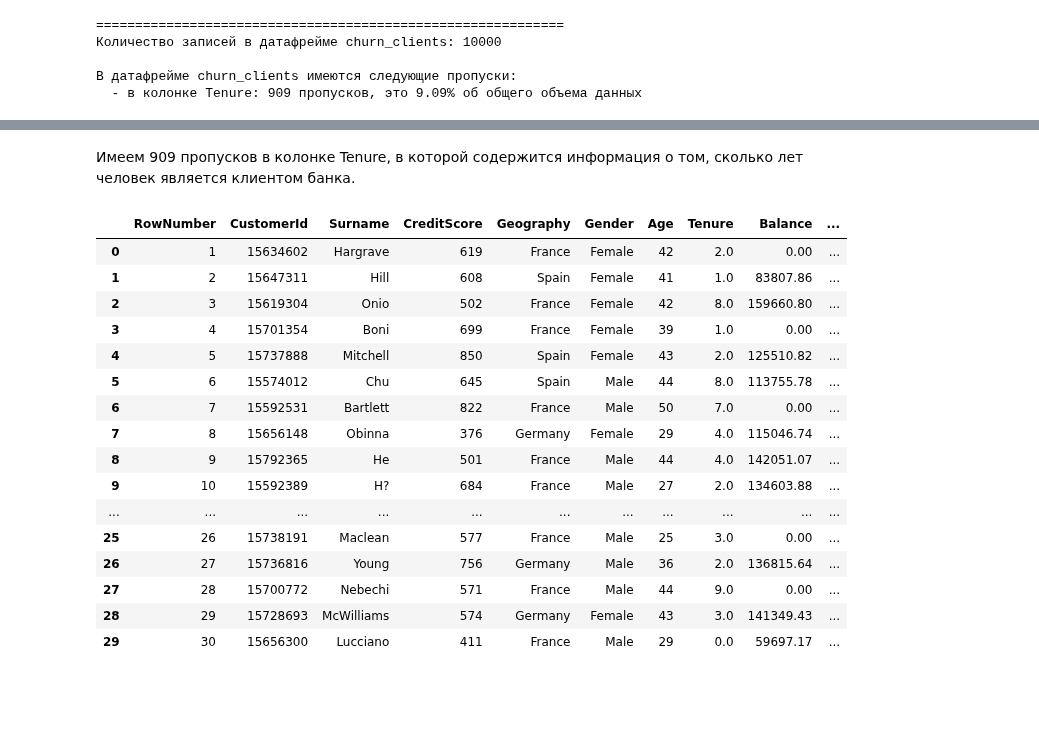
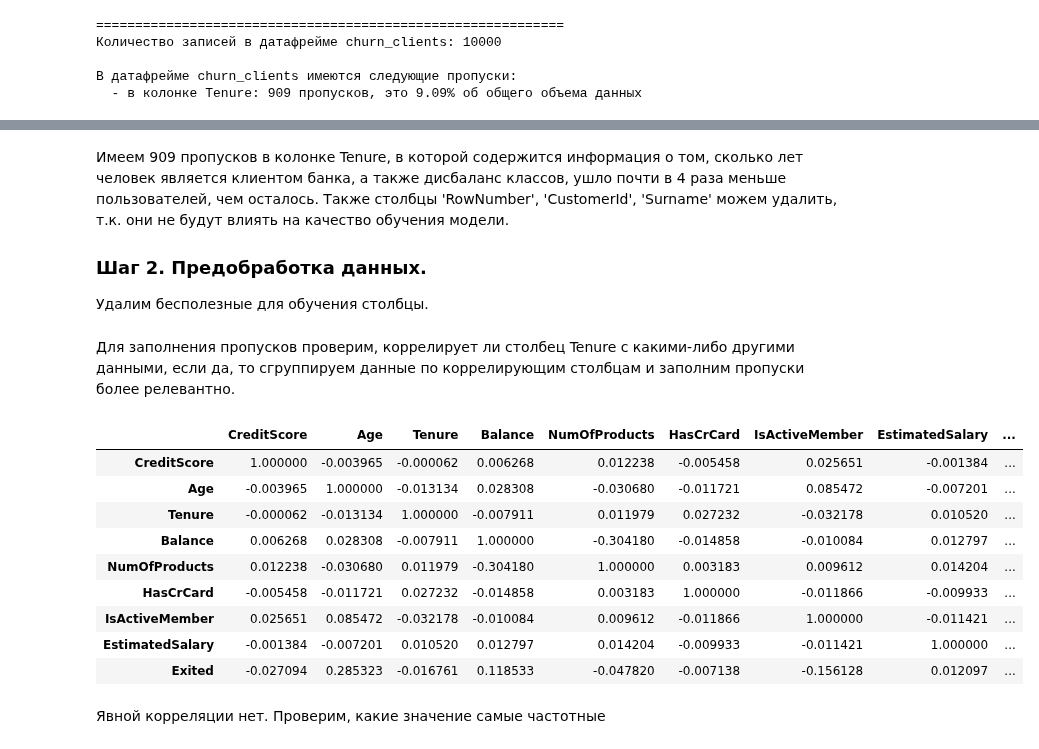
Before and after one commit to versus666jzx/practicum_ds, a Jupyter notebook: model_prognoza_ottoka_klientov_banka/notebooks/prognoz_ottoka_klientov.ipynb, the cells around one changed output, grey strips where cells are left out. Saved outputs shown, nothing was run; the diff lists cells and outputs as text; code cells hidden in the pictures; blank space fills up the shorter version.

```diff
--- a/model_prognoza_ottoka_klientov_banka/notebooks/prognoz_ottoka_klientov.ipynb
+++ b/model_prognoza_ottoka_klientov_banka/notebooks/prognoz_ottoka_klientov.ipynb
@@ -121,22 +149,28 @@ get_missing_values(data)
 # %% [markdown]
-Имеем 909 пропусков в колонке Tenure, в которой содержится информация о том, сколько лет человек является клиентом банка.
+Имеем 909 пропусков в колонке Tenure, в которой содержится информация о том, сколько лет человек является клиентом банка,
+а также дисбаланс классов, ушло почти в 4 раза меньше пользователей, чем осталось.
+Также столбцы 'RowNumber', 'CustomerId', 'Surname' можем удалить, т.к. они не будут влиять на качество обучения модели.
+
+### Шаг 2. Предобработка данных.
+
+Удалим бесполезные для обучения столбцы.
-# %%
-data.head(30)
-# %% [output]
-|  | RowNumber | CustomerId | Surname | CreditScore | Geography | Gender | Age | Tenure | Balance | ... |
-| 0 | 1 | 15634602 | Hargrave | 619 | France | Female | 42 | 2.0 | 0.00 | ... |
-| 1 | 2 | 15647311 | Hill | 608 | Spain | Female | 41 | 1.0 | 83807.86 | ... |
-| 2 | 3 | 15619304 | Onio | 502 | France | Female | 42 | 8.0 | 159660.80 | ... |
-| 3 | 4 | 15701354 | Boni | 699 | France | Female | 39 | 1.0 | 0.00 | ... |
-| 4 | 5 | 15737888 | Mitchell | 850 | Spain | Female | 43 | 2.0 | 125510.82 | ... |
-| 5 | 6 | 15574012 | Chu | 645 | Spain | Male | 44 | 8.0 | 113755.78 | ... |
-| 6 | 7 | 15592531 | Bartlett | 822 | France | Male | 50 | 7.0 | 0.00 | ... |
-| 7 | 8 | 15656148 | Obinna | 376 | Germany | Female | 29 | 4.0 | 115046.74 | ... |
-| 8 | 9 | 15792365 | He | 501 | France | Male | 44 | 4.0 | 142051.07 | ... |
-| 9 | 10 | 15592389 | H? | 684 | France | Male | 27 | 2.0 | 134603.88 | ... |
-| ... | ... | ... | ... | ... | ... | ... | ... | ... | ... | ... |
-| 25 | 26 | 15738191 | Maclean | 577 | France | Male | 25 | 3.0 | 0.00 | ... |
-| 26 | 27 | 15736816 | Young | 756 | Germany | Male | 36 | 2.0 | 136815.64 | ... |
-| 27 | 28 | 15700772 | Nebechi | 571 | France | Male | 44 | 9.0 | 0.00 | ... |
-| 28 | 29 | 15728693 | McWilliams | 574 | Germany | Female | 43 | 3.0 | 141349.43 | ... |
-| 29 | 30 | 15656300 | Lucciano | 411 | France | Male | 29 | 0.0 | 59697.17 | ... |
+# %%
+data = data.drop(['RowNumber', 'CustomerId', 'Surname'], axis=1)
+# %% [markdown]
+Для заполнения пропусков проверим, коррелирует ли столбец Tenure с какими-либо другими данными, если да, то сгруппируем данные по коррелирующим столбцам и заполним пропуски более релевантно.
+# %%
+data.corr()
+# %% [output]
+|  | CreditScore | Age | Tenure | Balance | NumOfProducts | HasCrCard | IsActiveMember | EstimatedSalary | ... |
+| CreditScore | 1.000000 | -0.003965 | -0.000062 | 0.006268 | 0.012238 | -0.005458 | 0.025651 | -0.001384 | ... |
+| Age | -0.003965 | 1.000000 | -0.013134 | 0.028308 | -0.030680 | -0.011721 | 0.085472 | -0.007201 | ... |
+| Tenure | -0.000062 | -0.013134 | 1.000000 | -0.007911 | 0.011979 | 0.027232 | -0.032178 | 0.010520 | ... |
+| Balance | 0.006268 | 0.028308 | -0.007911 | 1.000000 | -0.304180 | -0.014858 | -0.010084 | 0.012797 | ... |
+| NumOfProducts | 0.012238 | -0.030680 | 0.011979 | -0.304180 | 1.000000 | 0.003183 | 0.009612 | 0.014204 | ... |
+| HasCrCard | -0.005458 | -0.011721 | 0.027232 | -0.014858 | 0.003183 | 1.000000 | -0.011866 | -0.009933 | ... |
+| IsActiveMember | 0.025651 | 0.085472 | -0.032178 | -0.010084 | 0.009612 | -0.011866 | 1.000000 | -0.011421 | ... |
+| EstimatedSalary | -0.001384 | -0.007201 | 0.010520 | 0.012797 | 0.014204 | -0.009933 | -0.011421 | 1.000000 | ... |
+| Exited | -0.027094 | 0.285323 | -0.016761 | 0.118533 | -0.047820 | -0.007138 | -0.156128 | 0.012097 | ... |
+# %% [markdown]
+Явной корреляции нет.
+Проверим, какие значение самые частотные
```
Also changed, not shown: parts of 13 cells of this notebook.
